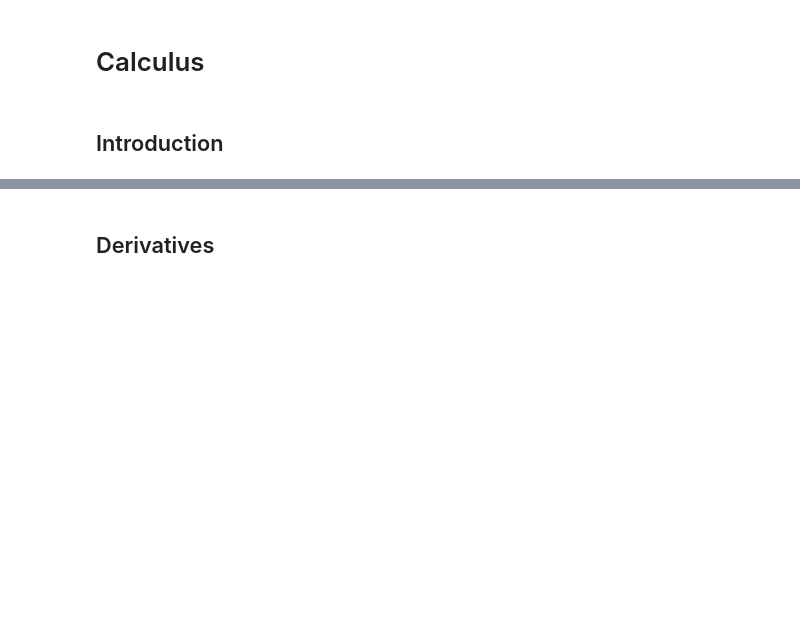
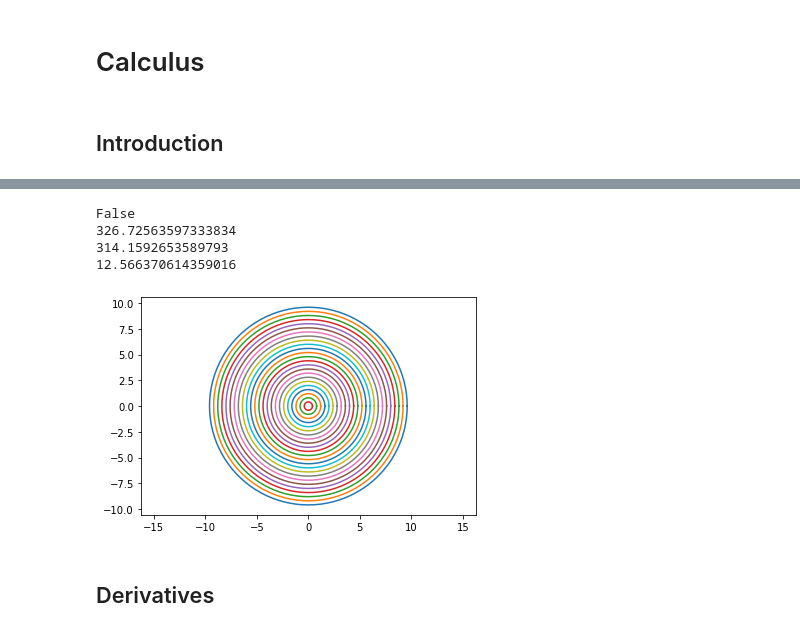
Before and after one commit to eliavw/s3-2019, a Jupyter notebook: note/01 - Mathematics.ipynb, the cells around one changed output, grey strips where cells are left out. Drawn from its saved outputs; the diff is of its cells as text; code cells hidden in the pictures; blank space fills up the shorter version.

```diff
--- a/note/01 - Mathematics.ipynb
+++ b/note/01 - Mathematics.ipynb
@@ -114,0 +163,16 @@ yt("https://youtu.be/WUvTyaaNkzM?list=PLZHQObOWTQDMsr9K-rj53DwVRMYO3t5Yr")
+# %%
+# Approx area
+def approx_area(R, n):
+    approx_area = 0
+
+    dr = R/n
+
+    n_rings = list(range(1, n+1))
+
+    for ring in n_rings:
+        radius_ring = ring*dr - #0.5*dr
+        area_ring = (2*pi*radius_ring)*dr
+
+        approx_area+=area_ring
+
+    return approx_area
@@ -115,3 +209,51 @@ yt("https://youtu.be/WUvTyaaNkzM?list=PLZHQObOWTQDMsr9K-rj53DwVRMYO3t5Yr")
+# %%
+# Visualisation
+
+import matplotlib.pyplot as plt
+from math import *
+
+R = 10
+n = 25
+A = 0
+circles = [0]
+r2 = 0
+Ap_area = 0
+δ = 0
+
+def approx_area(R, n):
+    dr = R/n
+    for elements in range(0, n):
+        circles.append(2*math.pi*R*dr)
+        angle = [2*pi/100*i for i in range(101)]
+        R = R-dr
+        x = [R*cos(i) for i in angle]
+        y = [R*sin(i) for i in angle]
+        plt.axis("equal")
+        plt.plot(x, y)
+plt.show()
+
+approx_area(R,n)
+Ap_area = np.sum(circles)
+A = math.pi*R**2
+
+δ = pow(10, -5)
+if Ap_area-A < δ:
+    print("True")
+else:
+    print("False")
+
+print(Ap_area)
+print(A)
+print(Ap_area-A)
+
+
+plt.savefig("test.svg")
+# %% [output]
+False
+326.72563597333834
+314.1592653589793
+12.566370614359016
+[figure, added]
 # %% [markdown]
 ## Derivatives
 # %%
```
Also changed, not shown: parts of 14 cells of this notebook, 3 other files.
